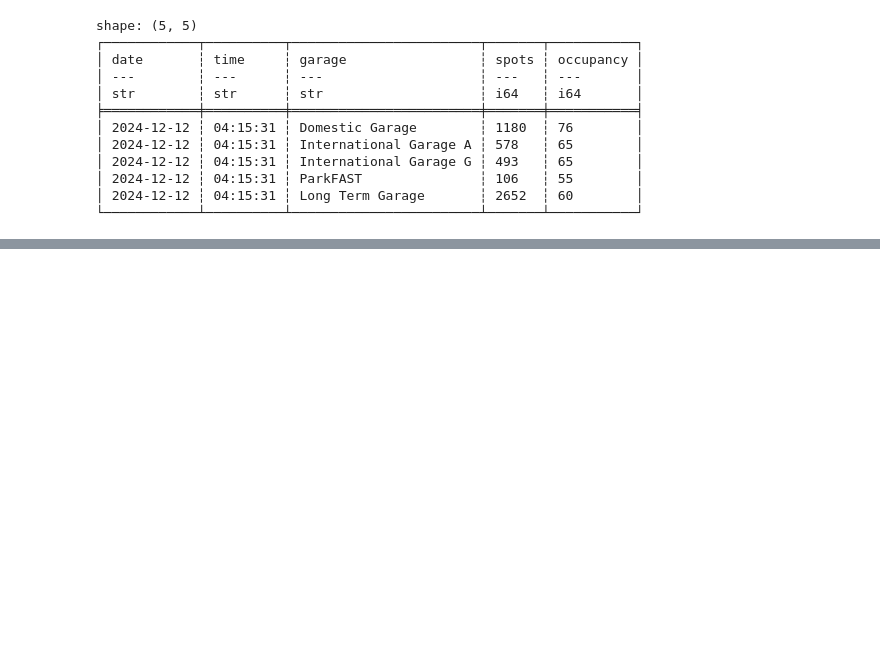
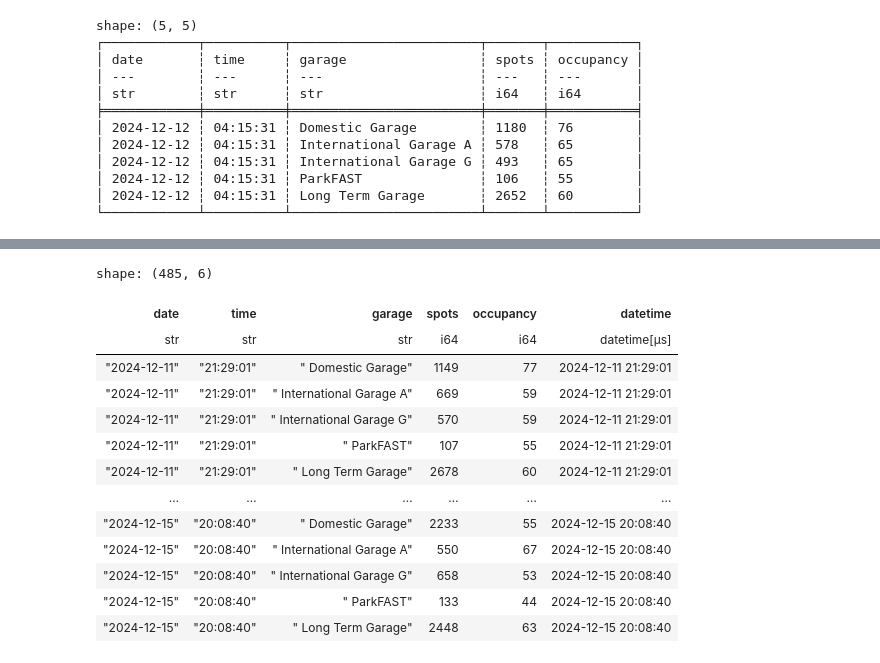
Before and after one commit to rsangole/bayarea_airport_parking, a Jupyter notebook: dev/scratch.ipynb, the cells around one changed output, grey strips where cells are left out. Cells and saved outputs as stored; diff of their text form; code cells hidden in the pictures; blank space fills up the shorter version.

```diff
--- a/dev/scratch.ipynb
+++ b/dev/scratch.ipynb
@@ -89,3 +83,6 @@ shape: (5, 5)
 │ 2024-12-12 ┆ 04:15:31 ┆ ParkFAST               ┆ 106   ┆ 55        │
 │ 2024-12-12 ┆ 04:15:31 ┆ Long Term Garage       ┆ 2652  ┆ 60        │
 └────────────┴──────────┴────────────────────────┴───────┴───────────┘
+# %%
+df = pl.read_csv("/workspaces/bayarea_airport_parking/data/data.csv")
+df
@@ -91,0 +104,24 @@ shape: (5, 5)
+# %%
+df = df.with_columns(
+    (
+        pl.concat_str([pl.col("date"), pl.col("time")], separator=" ")
+        .str.strptime(pl.Datetime, format="%Y-%m-%d %H:%M:%S")
+        .alias("datetime")
+    )
+)
+df
+# %% [output]
+shape: (485, 6)
+| date | time | garage | spots | occupancy | datetime |
+| str | str | str | i64 | i64 | datetime[μs] |
+| "2024-12-11" | "21:29:01" | " Domestic Garage" | 1149 | 77 | 2024-12-11 21:29:01 |
+| "2024-12-11" | "21:29:01" | " International Garage A" | 669 | 59 | 2024-12-11 21:29:01 |
+| "2024-12-11" | "21:29:01" | " International Garage G" | 570 | 59 | 2024-12-11 21:29:01 |
+| "2024-12-11" | "21:29:01" | " ParkFAST" | 107 | 55 | 2024-12-11 21:29:01 |
+| "2024-12-11" | "21:29:01" | " Long Term Garage" | 2678 | 60 | 2024-12-11 21:29:01 |
+| … | … | … | … | … | … |
+| "2024-12-15" | "20:08:40" | " Domestic Garage" | 2233 | 55 | 2024-12-15 20:08:40 |
+| "2024-12-15" | "20:08:40" | " International Garage A" | 550 | 67 | 2024-12-15 20:08:40 |
+| "2024-12-15" | "20:08:40" | " International Garage G" | 658 | 53 | 2024-12-15 20:08:40 |
+| "2024-12-15" | "20:08:40" | " ParkFAST" | 133 | 44 | 2024-12-15 20:08:40 |
+| "2024-12-15" | "20:08:40" | " Long Term Garage" | 2448 | 63 | 2024-12-15 20:08:40 |
```
Also changed, not shown: parts of 4 cells of this notebook.
